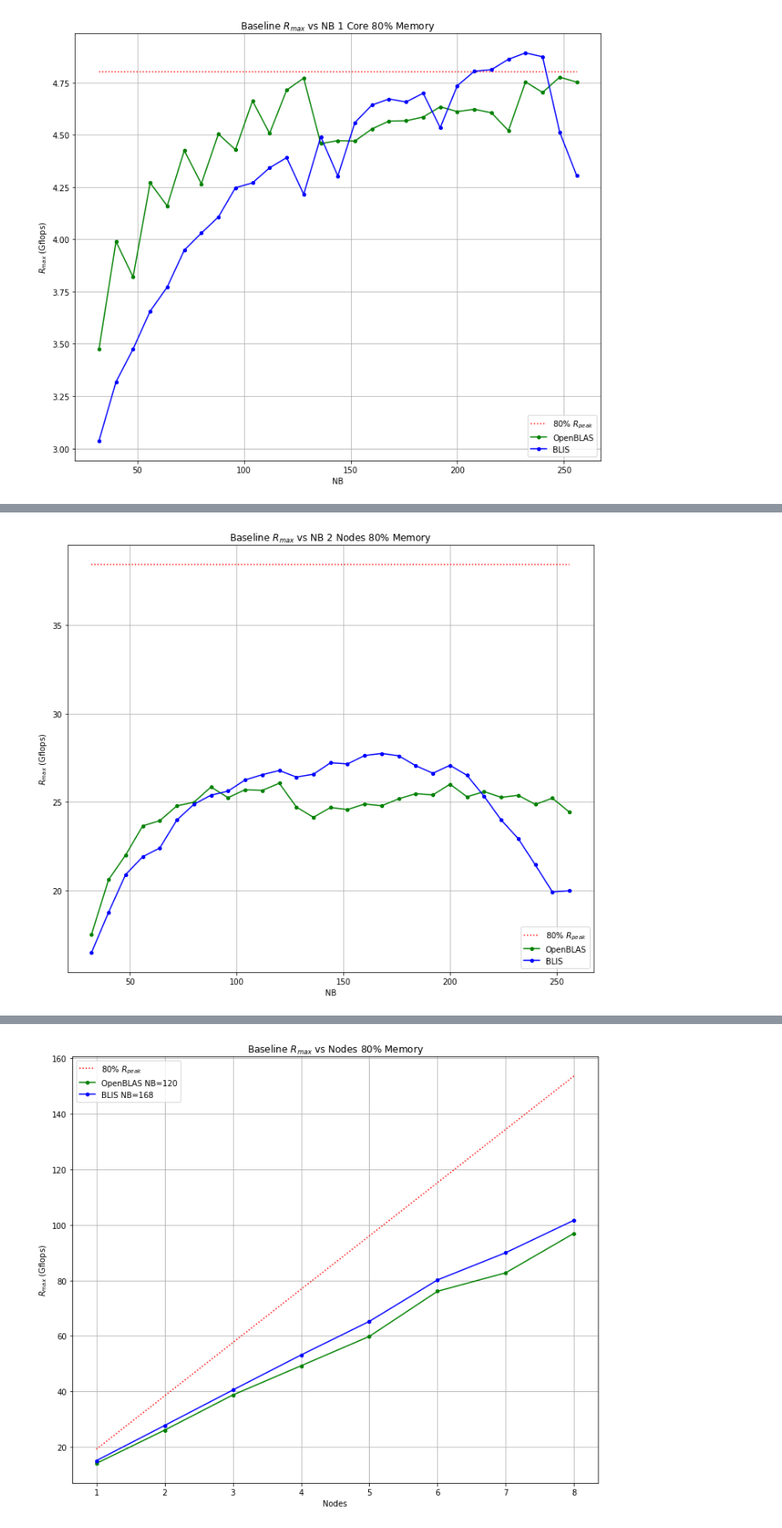
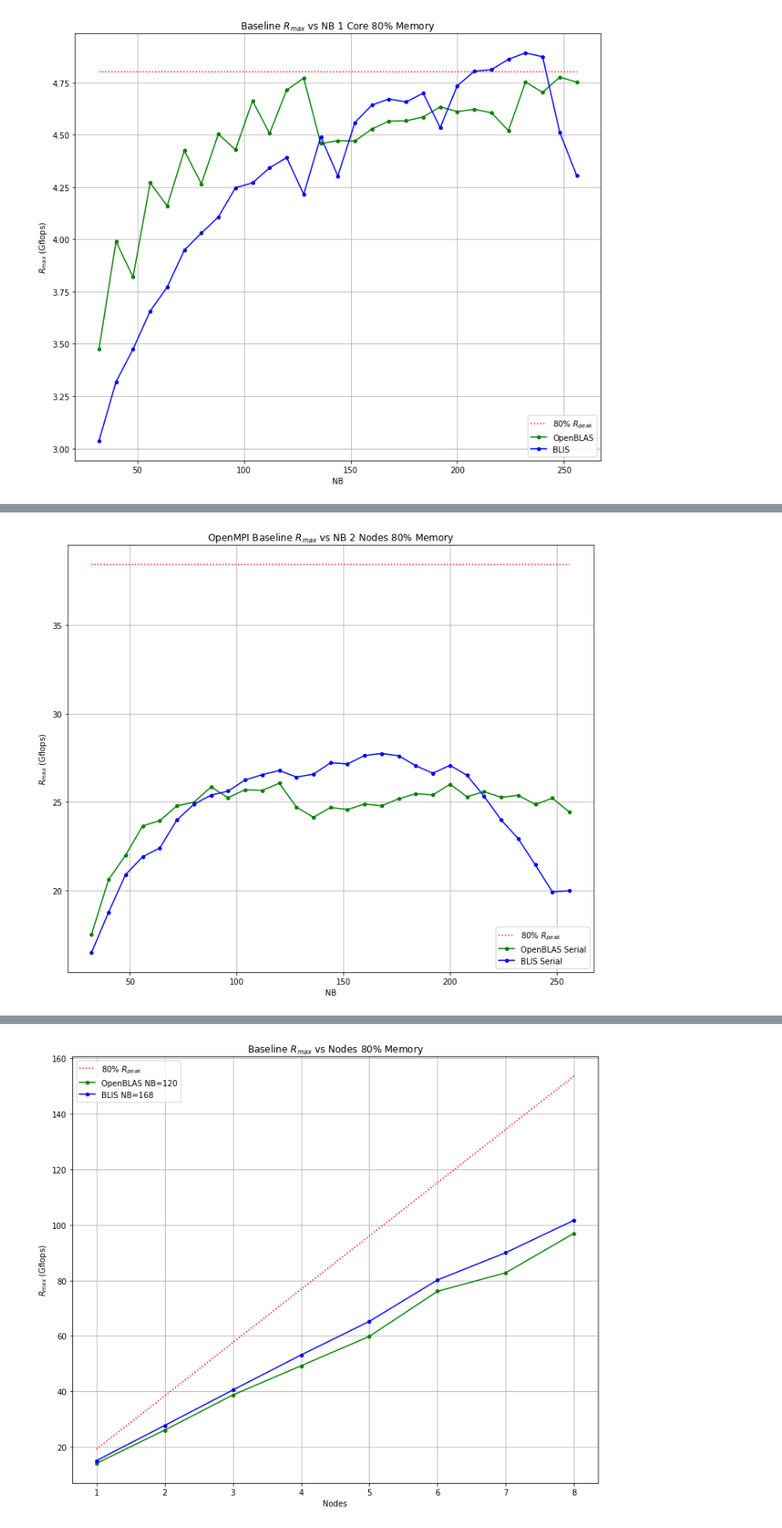
Before and after one commit to johnduffymsc/dissertation, a Jupyter notebook: picluster.ipynb, the cells around one changed output, grey strips where cells are left out. Shown at 85% size. Saved outputs shown, nothing was run; the diff lists cells and outputs as text; code cells hidden in the pictures.

```diff
--- a/picluster.ipynb
+++ b/picluster.ipynb
@@ -235,5 +348,5 @@ plt.show()
 # %%
-# Gflops vs NB for 2 nodes using 80% memory.
+# OpenMPI Gflops vs NB for 2 nodes using 80% memory.
 
 nb = [
     32,
@@ -267,7 +380,7 @@ nb = [
     256
 ]
 
-openblas = [
+openblas_serial = [
     17.535000,
     20.623000,
     22.013000,
@@ -299,7 +412,7 @@ openblas = [
     24.432000
 ]
 
-blis = [
+blis_serial = [
     16.511000,
     18.782000,
     20.914000,
@@ -311,37 +424,37 @@ blis = [
     25.618000,
     26.250000,
     26.542000,
     26.780000,
     26.411000,
     26.570000,
     27.215000,
     27.151000,
     27.625000,
     27.742000,
     27.609000,
     27.048000,
     26.626000,
     27.075000,
     26.506000,
     25.325000,
     23.989000,
     22.937000,
     21.456000,
     19.933000,
     20.000000
 ]
 
 plt.figure(figsize=(12, 10))
-plt.title("Baseline $R_{max}$ vs NB 2 Nodes 80% Memory")
+plt.title("OpenMPI Baseline $R_{max}$ vs NB 2 Nodes 80% Memory")
 plt.plot([32, 256], [R_PEAK_80 * 2, R_PEAK_80 * 2], ":", markersize=4, color="red")
-plt.plot(nb, openblas, "-go", markersize=4)
-plt.plot(nb, blis, "-bo", markersize=4)
+plt.plot(nb, openblas_serial, "-go", markersize=4)
+plt.plot(nb, blis_serial, "-bo", markersize=4)
 plt.xlabel("NB")
 plt.ylabel("$R_{max}$ (Gflops)")
-plt.legend(["80% $R_{peak}$", "OpenBLAS", "BLIS"])
+plt.legend(["80% $R_{peak}$", "OpenBLAS Serial", "BLIS Serial"])
 plt.grid()
-plt.savefig("gflops_vs_nb_2_node_80_percent_memory.pdf")
-plt.savefig("gflops_vs_nb_2_node_80_percent_memory.png")
+plt.savefig("openmpi_gflops_vs_nb_2_node_80_percent_memory.pdf")
+plt.savefig("openmpi_gflops_vs_nb_2_node_80_percent_memory.png")
 plt.show()
 # %% [output]
-[figure, old version]
+[figure, new version]
```
Also changed, not shown: parts of 3 cells of this notebook, 2 other files.
